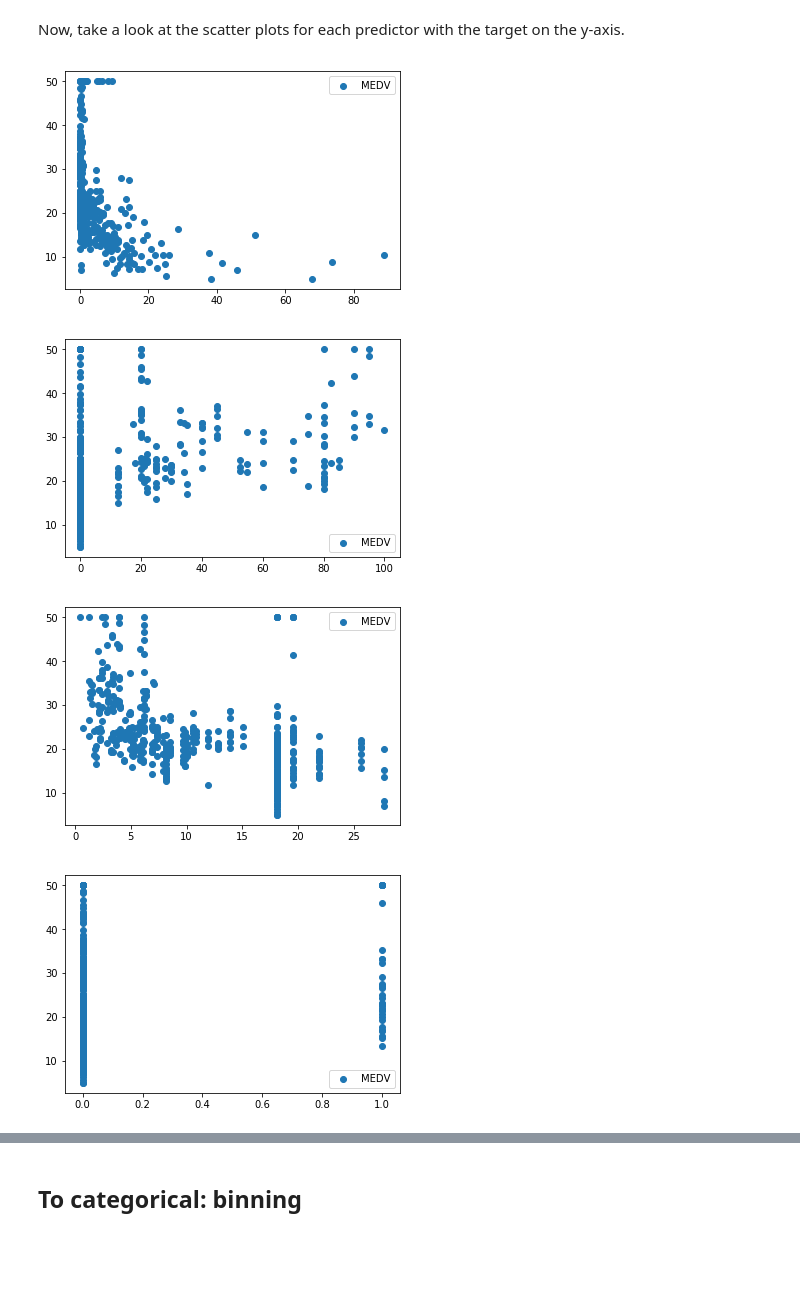
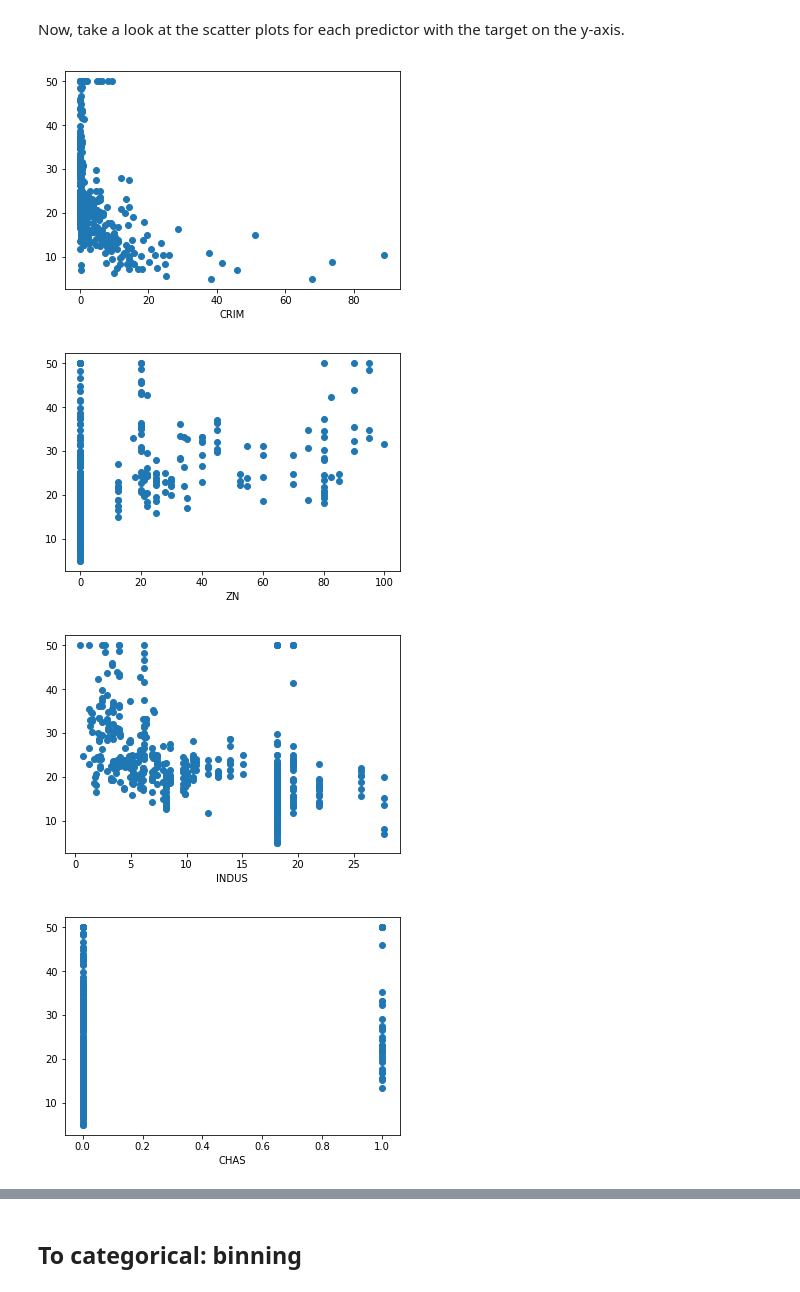
Before and after one commit to joelsandler/dsc-enterprise-hsbc-dealing-with-categorical-variables-lab-hsbc-ds-081319, a Jupyter notebook: index.ipynb, the cells around one changed output, grey strips where cells are left out. Cells and saved outputs as stored; diff of their text form; code cells hidden in the pictures; blank space fills up the shorter version.

```diff
--- a/index.ipynb
+++ b/index.ipynb
@@ -148,16 +148,16 @@ Now, take a look at the scatter plots for each predictor with the target on the
 # %%
 import pandas as pd
 import matplotlib.pyplot as plt
 
 
 for feature in boston_df:
     if feature != 'MEDV':
         plt.scatter(boston_df[feature], boston_df['MEDV'])
-        plt.legend()
+        plt.xlabel(feature)
         plt.show()
 # create scatter plots
 # %% [output]
-[figure, old version]
+[figure, new version]
-[figure, old version]
+[figure, new version]
-[figure, old version]
+[figure, new version]
-[figure, old version]
+[figure, new version]
```
Also changed, not shown: parts of 1 cell of this notebook.
